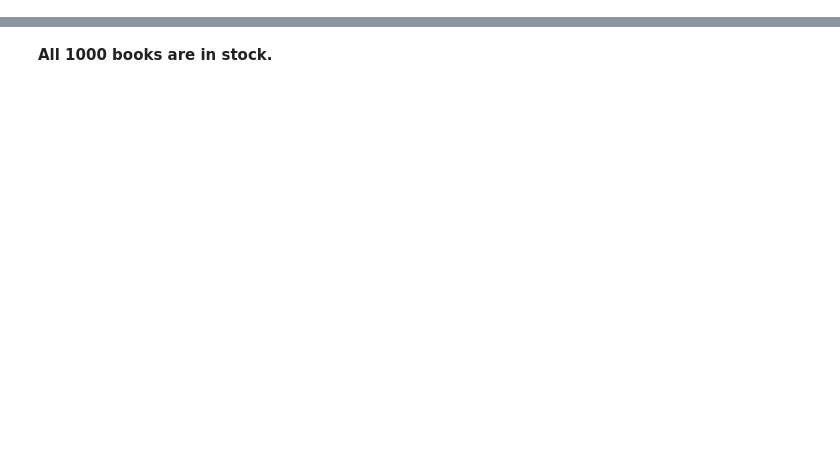
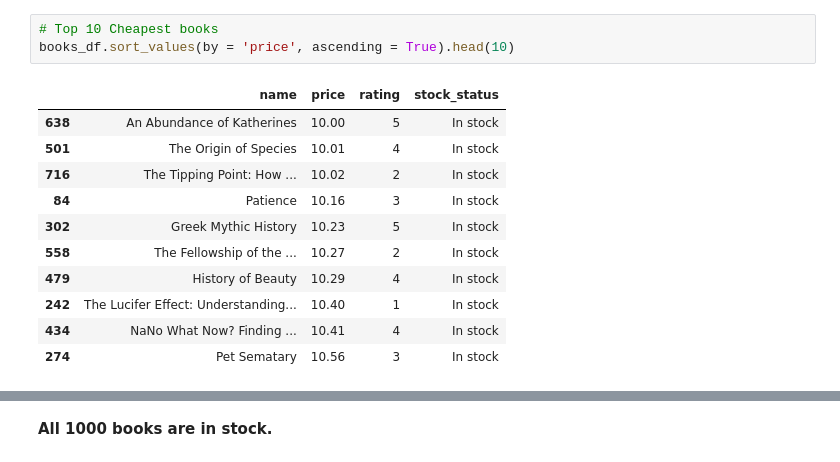
Before and after one commit to Mithilesh-Sanjay-Mahatme/books-web-scraping-pipeline, a Jupyter notebook: books_web_scraping_pipeline.ipynb, the cells around one changed output, grey strips where cells are left out. Saved outputs shown, nothing was run; the diff lists cells and outputs as text; blank space fills up the shorter version.

```diff
--- a/books_web_scraping_pipeline.ipynb
+++ b/books_web_scraping_pipeline.ipynb
@@ -255,0 +193,15 @@ Name: count, dtype: int64
+# %%
+# Top 10 Cheapest books
+books_df.sort_values(by = 'price', ascending = True).head(10)
+# %% [output]
+|  | name | price | rating | stock_status |
+| 638 | An Abundance of Katherines | 10.00 | 5 | In stock |
+| 501 | The Origin of Species | 10.01 | 4 | In stock |
+| 716 | The Tipping Point: How ... | 10.02 | 2 | In stock |
+| 84 | Patience | 10.16 | 3 | In stock |
+| 302 | Greek Mythic History | 10.23 | 5 | In stock |
+| 558 | The Fellowship of the ... | 10.27 | 2 | In stock |
+| 479 | History of Beauty | 10.29 | 4 | In stock |
+| 242 | The Lucifer Effect: Understanding... | 10.40 | 1 | In stock |
+| 434 | NaNo What Now? Finding ... | 10.41 | 4 | In stock |
+| 274 | Pet Sematary | 10.56 | 3 | In stock |
```
Also changed, not shown: parts of 50 cells of this notebook, 1 other file.
